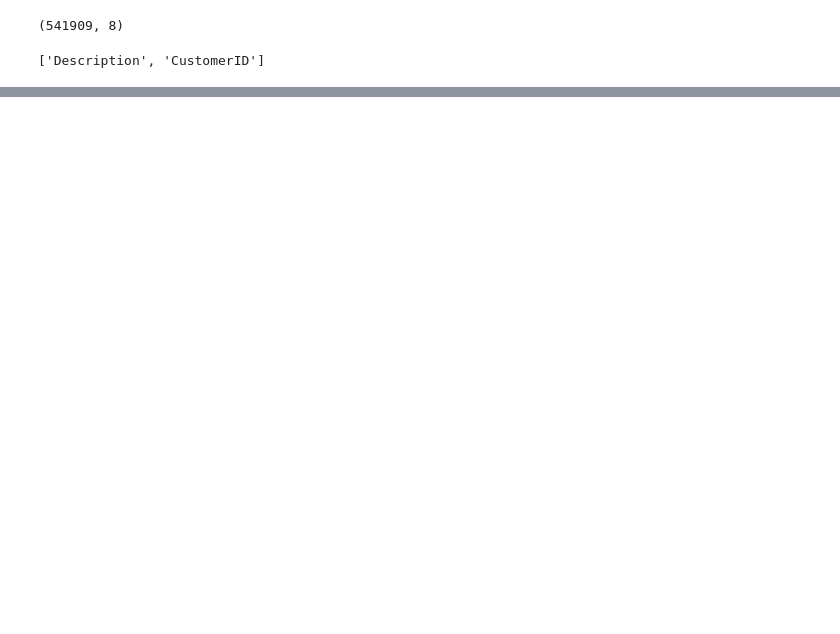
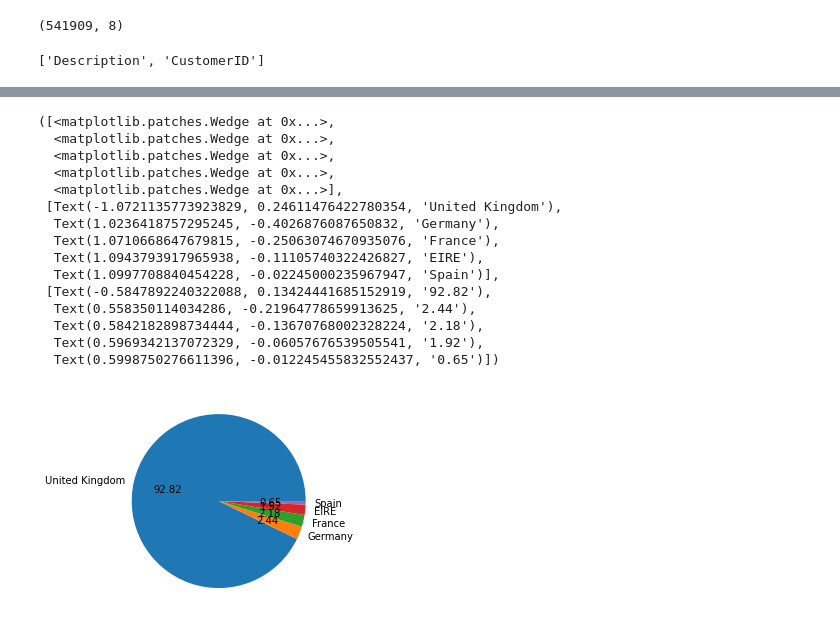
Before and after one commit to V-Nayak/EDA_project, a Jupyter notebook: Capstone_Project_1_Propensity_Model.ipynb, the cells around one changed output, grey strips where cells are left out. Saved outputs shown, nothing was run; the diff lists cells and outputs as text; code cells hidden in the pictures; blank space fills up the shorter version.

```diff
--- a/Capstone_Project_1_Propensity_Model.ipynb
+++ b/Capstone_Project_1_Propensity_Model.ipynb
@@ -135,0 +249,19 @@ Name: Country, dtype: int64
+# %%
+plt.pie(country_val[:5], labels=country_names[:5], autopct='%.2f')
+# %% [output]
+([<matplotlib.patches.Wedge at 0x...>,
+  <matplotlib.patches.Wedge at 0x...>,
+  <matplotlib.patches.Wedge at 0x...>,
+  <matplotlib.patches.Wedge at 0x...>,
+  <matplotlib.patches.Wedge at 0x...>],
+ [Text(-1.0721135773923829, 0.24611476422780354, 'United Kingdom'),
+  Text(1.0236418757295245, -0.4026876087650832, 'Germany'),
+  Text(1.0710668647679815, -0.25063074670935076, 'France'),
+  Text(1.0943793917965938, -0.11105740322426827, 'EIRE'),
+  Text(1.0997708840454228, -0.02245000235967947, 'Spain')],
+ [Text(-0.5847892240322088, 0.13424441685152919, '92.82'),
+  Text(0.558350114034286, -0.21964778659913625, '2.44'),
+  Text(0.5842182898734444, -0.13670768002328224, '2.18'),
+  Text(0.5969342137072329, -0.06057676539505541, '1.92'),
+  Text(0.5998750276611396, -0.012245455832552437, '0.65')])
+[figure, added]
```
Also changed, not shown: parts of 15 cells of this notebook.
